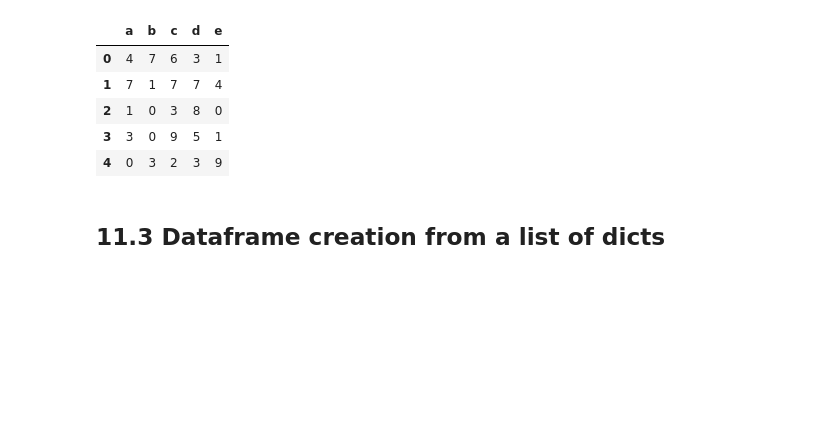
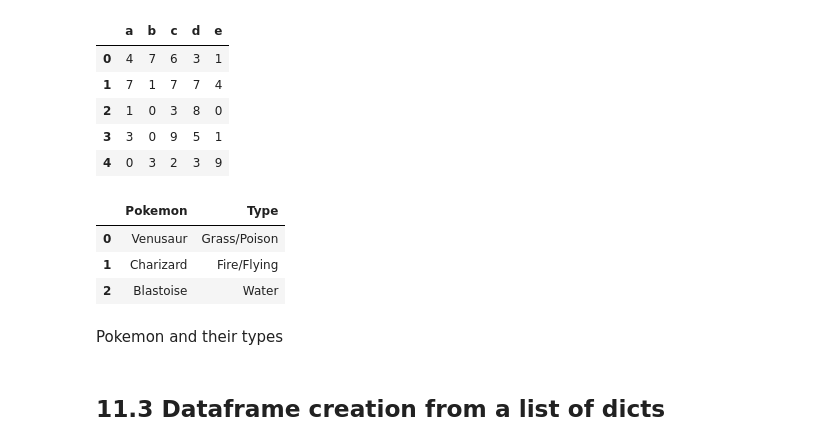
Before and after one commit to SorrenJ/Week1-Introduction_to_Python, a Jupyter notebook: Copy_of_Copy_of_Copy_of_Introduction_to_Python.ipynb, the cells around one changed output. Cells and saved outputs as stored; diff of their text form; code cells hidden in the pictures; blank space fills up the shorter version.

```diff
--- a/Copy_of_Copy_of_Copy_of_Introduction_to_Python.ipynb
+++ b/Copy_of_Copy_of_Copy_of_Introduction_to_Python.ipynb
@@ -1766,6 +1799,16 @@ df2
 | 2 | 1 | 0 | 3 | 8 | 0 |
 | 3 | 3 | 0 | 9 | 5 | 1 |
 | 4 | 0 | 3 | 2 | 3 | 9 |
+# %%
+d = {'Pokemon' : ['Venusaur', 'Charizard', 'Blastoise'], 'Type' : ['Grass/Poison','Fire/Flying', 'Water']}
+pd.DataFrame(d)
+# %% [output]
+|  | Pokemon | Type |
+| 0 | Venusaur | Grass/Poison |
+| 1 | Charizard | Fire/Flying |
+| 2 | Blastoise | Water |
+# %% [markdown]
+Pokemon and their types
 # %% [markdown]
 ## 11.3 Dataframe creation from a list of dicts
 # %%
```
Also changed, not shown: parts of 13 cells of this notebook.
